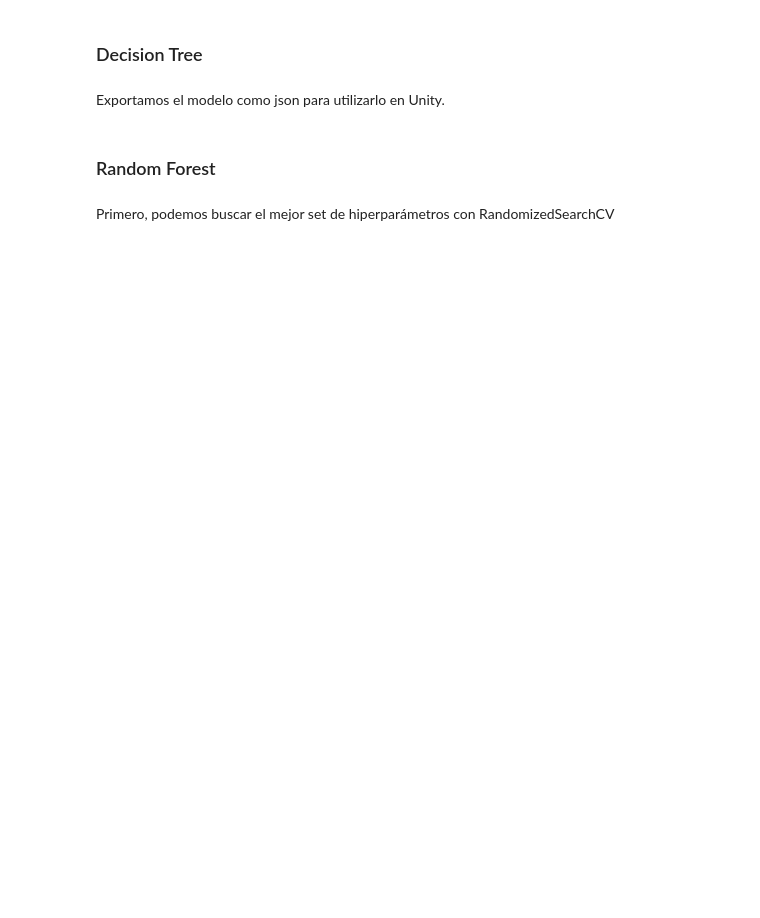
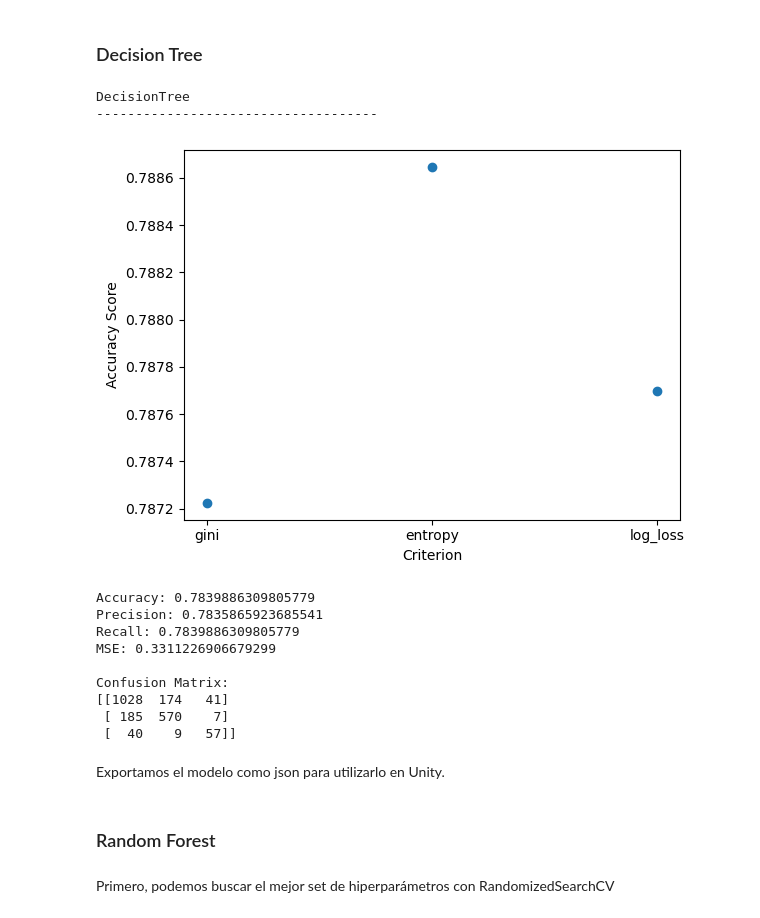
Before and after one commit to rodsan05/Practica6APA, a Jupyter notebook: Practica6.ipynb, the cells around one changed output. Cells and saved outputs as stored; diff of their text form; code cells hidden in the pictures; blank space fills up the shorter version.

```diff
--- a/Practica6.ipynb
+++ b/Practica6.ipynb
@@ -538,34 +625,55 @@ print("\nDecisionTree")
 print("------------------------------------")
 
 # Cross validation para encontrar cual es el mejor criterio
 criterion_values = ["gini", "entropy", "log_loss"]
 scores = []
 for criterion in criterion_values:
     clf = DecisionTreeClassifier(criterion=criterion)
     score = cross_val_score(clf, X, y, cv=5)
     scores.append(np.mean(score))
 
 scatter = plt.scatter(x=criterion_values, y=scores, marker='o')
 plt.xlabel("Criterion")
 plt.ylabel("Accuracy Score")
 plt.show()
 
 clf = DecisionTreeClassifier(criterion=criterion_values[np.argmax(scores)])
 clf = clf.fit(X_train,y_train)
 
 # Metricas
 y_pred = clf.predict(X_test)
 
 accuracy = accuracy_score(y_test, y_pred)
-precision = precision_score(y_test, y_pred, average='weighted', zero_division=1)
+precision = precision_score(y_test, y_pred, average='weighted')
 recall = recall_score(y_test, y_pred, average='weighted')
 conf_matrix = confusion_matrix(y_test, y_pred)
 
+label_encoder = LabelEncoder()
+y_pred_encoded = label_encoder.fit_transform(y_pred)
+y_test_encoded = label_encoder.transform(y_test)
+
+mse = mean_squared_error(y_test_encoded, y_pred_encoded)
+
+# Imprimir todas las métricas
 print("Accuracy:", accuracy)
 print("Precision:", precision)
 print("Recall:", recall)
+print("MSE:", mse)
 print("\nConfusion Matrix:")
 print(conf_matrix)
+# %% [output]
+DecisionTree
+------------------------------------
+[figure, added]
+Accuracy: 0.7839886309805779
+Precision: 0.7835865923685541
+Recall: 0.7839886309805779
+MSE: 0.3311226906679299
+
+Confusion Matrix:
+[[1028  174   41]
+ [ 185  570    7]
+ [  40    9   57]]
 # %% [markdown]
 Exportamos el modelo como json para utilizarlo en Unity.
 # %%
```
Also changed, not shown: parts of 11 cells of this notebook, 3 other files.
